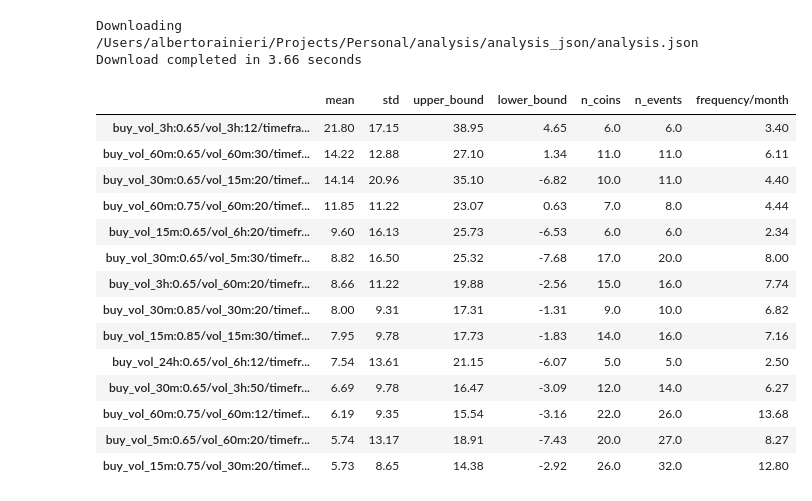
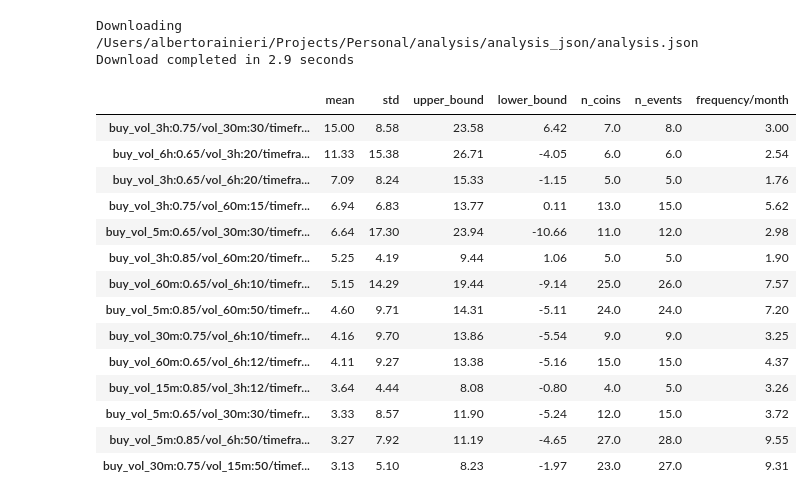
Before and after one commit to albertoRainieri/Crypto_Trading_System, a Jupyter notebook: analysis/Analysis.ipynb, the cells around one changed output. Cells and saved outputs as stored; diff of their text form; code cells hidden in the pictures.

```diff
--- a/analysis/Analysis.ipynb
+++ b/analysis/Analysis.ipynb
@@ -106,42 +85,46 @@ new data was jsonized
 # %%
 # # DOWNLOAD AND SHOW NESTED OUTPUT FROM TOTAL MULTIPROCESSING
 from Functions import nested_download_show_output
+from datetime import datetime
 import pandas as pd
 pd.set_option('display.max_rows', None)
 
 # minimum_event_number_list MUST BE a list IN REVERSE ORDER
-minimum_event_number = [25, 15, 10, 5]
+minimum_event_number_list = [50, 35, 25, 15, 5]
 minimum_coin_number = 0
-mean_threshold = 5
+mean_threshold = 3
 lb_threshold = -15
 frequency_threshold = 1
 group_coins = False
 best_coins_volatility = 5
+early_validation = datetime(2023,8,30)
+early_validation = False
+std_multiplier = 3
 
-output, info = nested_download_show_output(minimum_event_number_list=minimum_event_number, minimum_coin_number=minimum_coin_number,
+output, info = nested_download_show_output(minimum_event_number_list=minimum_event_number_list, minimum_coin_number=minimum_coin_number,
                                       mean_threshold=mean_threshold, lb_threshold=lb_threshold, frequency_threshold=frequency_threshold,
-                                       group_coins=group_coins, best_coins_volatility=best_coins_volatility)
+                                       group_coins=group_coins, best_coins_volatility=best_coins_volatility, early_validation=early_validation, std_multiplier=std_multiplier)
 
 df = pd.DataFrame(output).transpose()
 df.sort_values(by=['mean'], ascending=False)
 # %% [output]
 Downloading /Users/albertorainieri/Projects/Personal/analysis/analysis_json/analysis.json
-Download completed in 3.66 seconds
+Download completed in 2.9 seconds
 |  | mean | std | upper_bound | lower_bound | n_coins | n_events | frequency/month |
-| buy_vol_3h:0.65/vol_3h:12/timefra... | 21.80 | 17.15 | 38.95 | 4.65 | 6.0 | 6.0 | 3.40 |
-| buy_vol_60m:0.65/vol_60m:30/timef... | 14.22 | 12.88 | 27.10 | 1.34 | 11.0 | 11.0 | 6.11 |
-| buy_vol_30m:0.65/vol_15m:20/timef... | 14.14 | 20.96 | 35.10 | -6.82 | 10.0 | 11.0 | 4.40 |
-| buy_vol_60m:0.75/vol_60m:20/timef... | 11.85 | 11.22 | 23.07 | 0.63 | 7.0 | 8.0 | 4.44 |
-| buy_vol_15m:0.65/vol_6h:20/timefr... | 9.60 | 16.13 | 25.73 | -6.53 | 6.0 | 6.0 | 2.34 |
-| buy_vol_30m:0.65/vol_5m:30/timefr... | 8.82 | 16.50 | 25.32 | -7.68 | 17.0 | 20.0 | 8.00 |
-| buy_vol_3h:0.65/vol_60m:20/timefr... | 8.66 | 11.22 | 19.88 | -2.56 | 15.0 | 16.0 | 7.74 |
-| buy_vol_30m:0.85/vol_30m:20/timef... | 8.00 | 9.31 | 17.31 | -1.31 | 9.0 | 10.0 | 6.82 |
-| buy_vol_15m:0.85/vol_15m:30/timef... | 7.95 | 9.78 | 17.73 | -1.83 | 14.0 | 16.0 | 7.16 |
-| buy_vol_24h:0.65/vol_6h:12/timefr... | 7.54 | 13.61 | 21.15 | -6.07 | 5.0 | 5.0 | 2.50 |
-| buy_vol_30m:0.65/vol_3h:50/timefr... | 6.69 | 9.78 | 16.47 | -3.09 | 12.0 | 14.0 | 6.27 |
-| buy_vol_60m:0.75/vol_60m:12/timef... | 6.19 | 9.35 | 15.54 | -3.16 | 22.0 | 26.0 | 13.68 |
-| buy_vol_5m:0.65/vol_60m:20/timefr... | 5.74 | 13.17 | 18.91 | -7.43 | 20.0 | 27.0 | 8.27 |
-| buy_vol_15m:0.75/vol_30m:20/timef... | 5.73 | 8.65 | 14.38 | -2.92 | 26.0 | 32.0 | 12.80 |
+| buy_vol_3h:0.75/vol_30m:30/timefr... | 15.00 | 8.58 | 23.58 | 6.42 | 7.0 | 8.0 | 3.00 |
+| buy_vol_6h:0.65/vol_3h:20/timefra... | 11.33 | 15.38 | 26.71 | -4.05 | 6.0 | 6.0 | 2.54 |
+| buy_vol_3h:0.65/vol_6h:20/timefra... | 7.09 | 8.24 | 15.33 | -1.15 | 5.0 | 5.0 | 1.76 |
+| buy_vol_3h:0.75/vol_60m:15/timefr... | 6.94 | 6.83 | 13.77 | 0.11 | 13.0 | 15.0 | 5.62 |
+| buy_vol_5m:0.65/vol_30m:30/timefr... | 6.64 | 17.30 | 23.94 | -10.66 | 11.0 | 12.0 | 2.98 |
+| buy_vol_3h:0.85/vol_60m:20/timefr... | 5.25 | 4.19 | 9.44 | 1.06 | 5.0 | 5.0 | 1.90 |
+| buy_vol_60m:0.65/vol_6h:10/timefr... | 5.15 | 14.29 | 19.44 | -9.14 | 25.0 | 26.0 | 7.57 |
+| buy_vol_5m:0.85/vol_60m:50/timefr... | 4.60 | 9.71 | 14.31 | -5.11 | 24.0 | 24.0 | 7.20 |
+| buy_vol_30m:0.75/vol_6h:10/timefr... | 4.16 | 9.70 | 13.86 | -5.54 | 9.0 | 9.0 | 3.25 |
+| buy_vol_60m:0.65/vol_6h:12/timefr... | 4.11 | 9.27 | 13.38 | -5.16 | 15.0 | 15.0 | 4.37 |
+| buy_vol_15m:0.85/vol_3h:12/timefr... | 3.64 | 4.44 | 8.08 | -0.80 | 4.0 | 5.0 | 3.26 |
+| buy_vol_5m:0.65/vol_30m:30/timefr... | 3.33 | 8.57 | 11.90 | -5.24 | 12.0 | 15.0 | 3.72 |
+| buy_vol_5m:0.85/vol_6h:50/timefra... | 3.27 | 7.92 | 11.19 | -4.65 | 27.0 | 28.0 | 9.55 |
+| buy_vol_30m:0.75/vol_15m:50/timef... | 3.13 | 5.10 | 8.23 | -1.97 | 23.0 | 27.0 | 9.31 |
 # %%
 # # DOWNLOAD AND SHOW OUTPUT FROM TOTAL MULTIPROCESSING
 # from Functions import download_show_output
```
Also changed, not shown: parts of 12 cells of this notebook, 4 other files.
